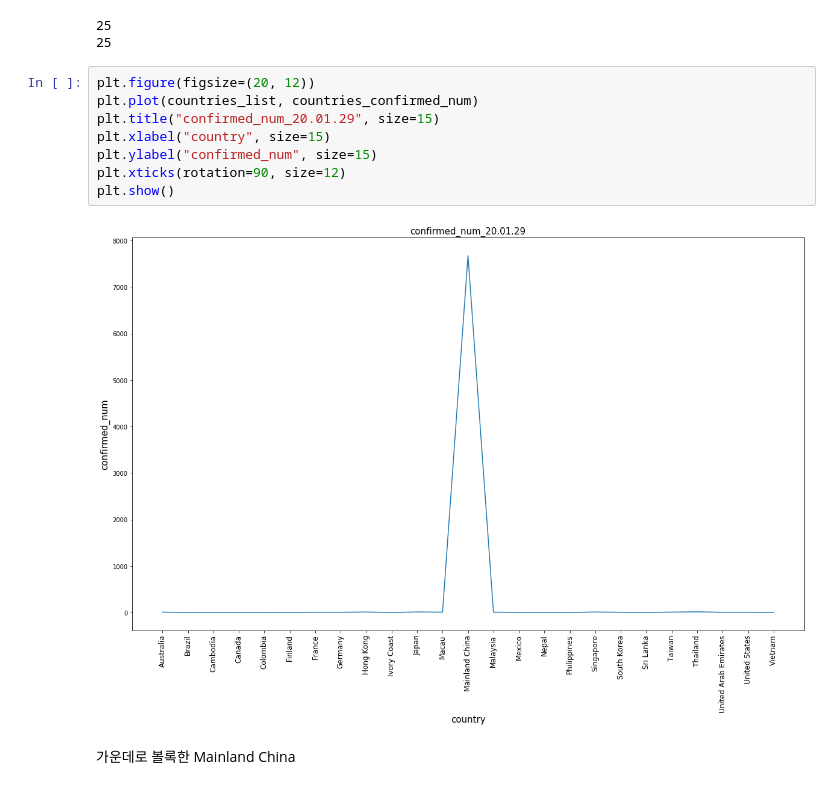
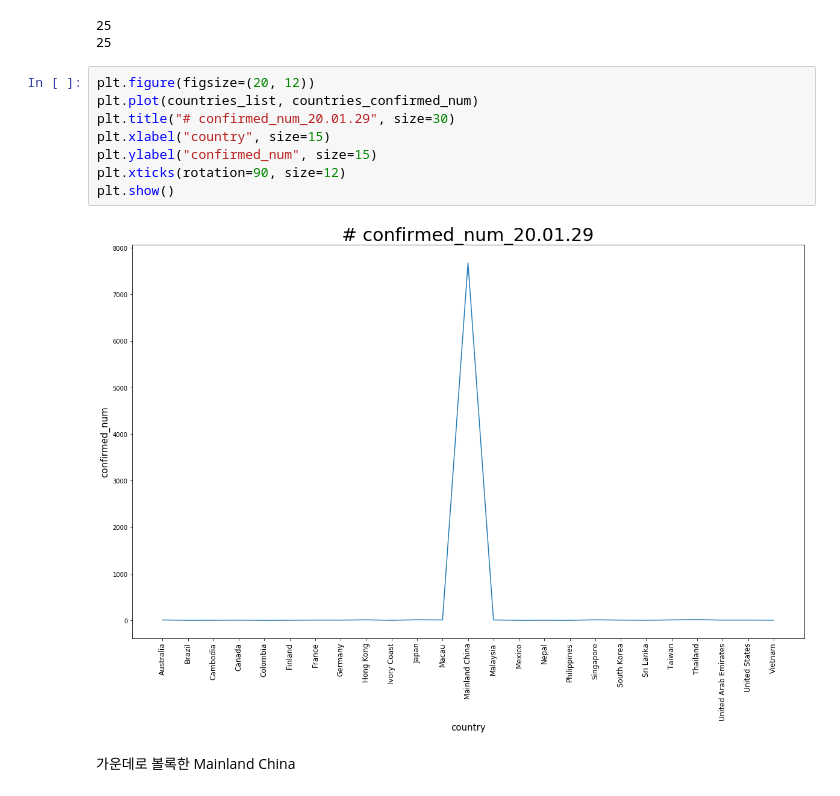
Before and after one commit to Steve-YJ/Dive-Deep-into-Wuhan-Corona, a Jupyter notebook: 01.Kaggle-coronavirus-visualization.ipynb, the cells around one changed output. Drawn from its saved outputs; the diff is of its cells as text.

```diff
--- a/01.Kaggle-coronavirus-visualization.ipynb
+++ b/01.Kaggle-coronavirus-visualization.ipynb
@@ -357,13 +369,13 @@ print(len(countries_confirmed_num))
 # %%
 plt.figure(figsize=(20, 12))
 plt.plot(countries_list, countries_confirmed_num)
-plt.title("confirmed_num_20.01.29", size=15)
+plt.title("# confirmed_num_20.01.29", size=30)
 plt.xlabel("country", size=15)
 plt.ylabel("confirmed_num", size=15)
 plt.xticks(rotation=90, size=12)
 plt.show()
 # %% [output]
-[figure, old version]
+[figure, new version]
 # %% [markdown]
 가운데로 볼록한 Mainland China
 # %%
```
Also changed, not shown: parts of 11 cells of this notebook, 1 other file.
